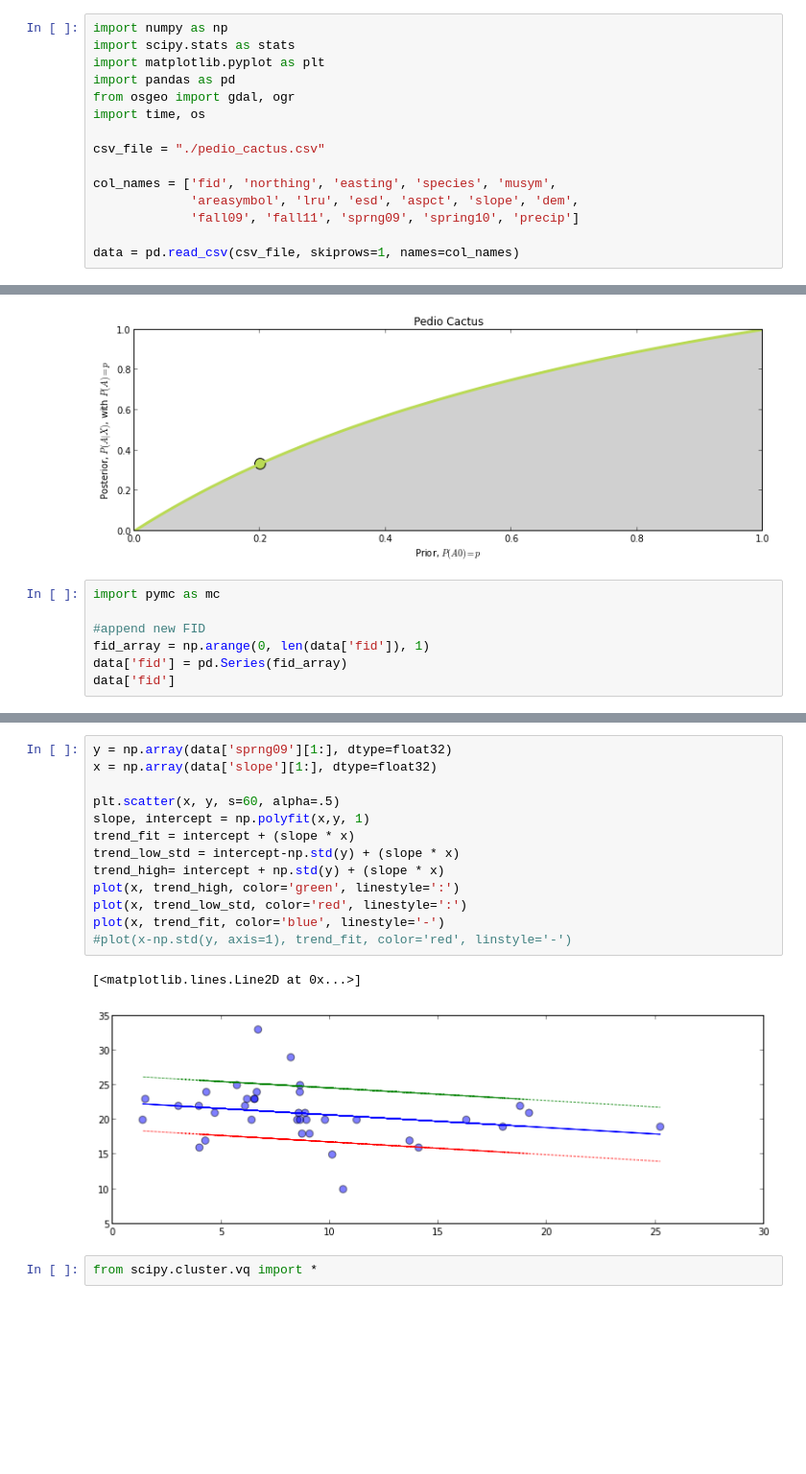
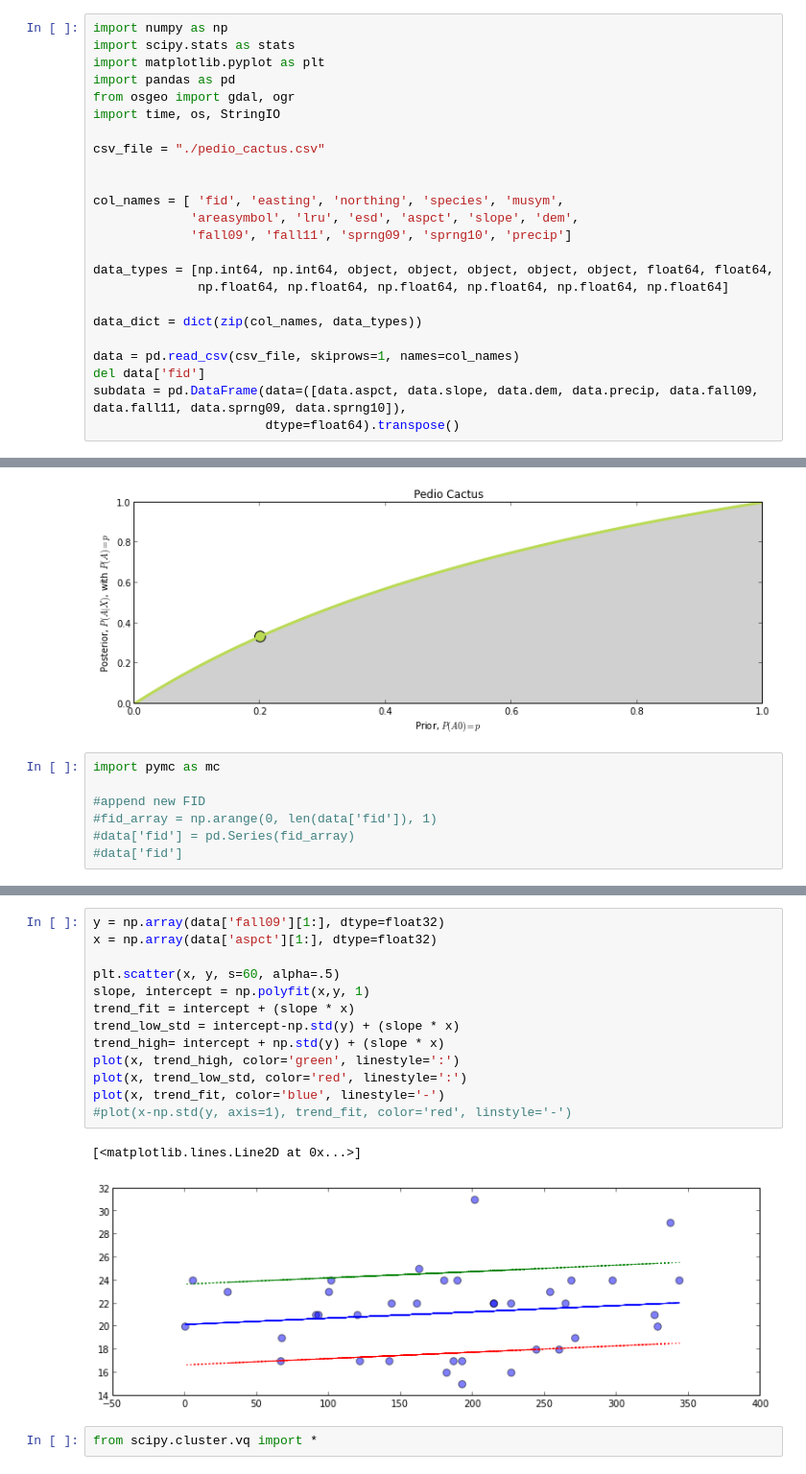
Before and after one commit to apburnes/pediocactus_suitability, a Jupyter notebook: Pedio_Cactus_Suitability.ipynb, the cells around one changed output, grey strips where cells are left out. Shown at 96% size. Saved outputs shown, nothing was run; the diff lists cells and outputs as text; blank space fills up the shorter version.

```diff
--- a/Pedio_Cactus_Suitability.ipynb
+++ b/Pedio_Cactus_Suitability.ipynb
@@ -28,12 +32,21 @@ import scipy.stats as stats
 import matplotlib.pyplot as plt
 import pandas as pd
 from osgeo import gdal, ogr
-import time, os
+import time, os, StringIO
 
 csv_file = "./pedio_cactus.csv"
 
-col_names = ['fid', 'northing', 'easting', 'species', 'musym',
+
+col_names = [ 'fid', 'easting', 'northing', 'species', 'musym',
              'areasymbol', 'lru', 'esd', 'aspct', 'slope', 'dem',
-             'fall09', 'fall11', 'sprng09', 'spring10', 'precip']
+             'fall09', 'fall11', 'sprng09', 'sprng10', 'precip']
+
+data_types = [np.int64, np.int64, object, object, object, object, object, float64, float64,
+              np.float64, np.float64, np.float64, np.float64, np.float64, np.float64]
+
+data_dict = dict(zip(col_names, data_types))
 
 data = pd.read_csv(csv_file, skiprows=1, names=col_names)
+del data['fid']
+subdata = pd.DataFrame(data=([data.aspct, data.slope, data.dem, data.precip, data.fall09, data.fall11, data.sprng09, data.sprng10]),
+                       dtype=float64).transpose()
@@ -137,6 +292,6 @@ plt.title("Pedio Cactus")
 import pymc as mc
 
 #append new FID
-fid_array = np.arange(0, len(data['fid']), 1)
-data['fid'] = pd.Series(fid_array)
-data['fid']
+#fid_array = np.arange(0, len(data['fid']), 1)
+#data['fid'] = pd.Series(fid_array)
+#data['fid']
@@ -161,19 +298,19 @@ Name: fid
 # %%
-y = np.array(data['sprng09'][1:], dtype=float32)
-x = np.array(data['slope'][1:], dtype=float32)
+y = np.array(data['fall09'][1:], dtype=float32)
+x = np.array(data['aspct'][1:], dtype=float32)
 
 plt.scatter(x, y, s=60, alpha=.5)
 slope, intercept = np.polyfit(x,y, 1)
 trend_fit = intercept + (slope * x)
 trend_low_std = intercept-np.std(y) + (slope * x)
 trend_high= intercept + np.std(y) + (slope * x)
 plot(x, trend_high, color='green', linestyle=':')
 plot(x, trend_low_std, color='red', linestyle=':')
 plot(x, trend_fit, color='blue', linestyle='-')
 #plot(x-np.std(y, axis=1), trend_fit, color='red', linstyle='-')
 # %% [output]
 [<matplotlib.lines.Line2D at 0x...>]
-[figure, old version]
+[figure, new version]
 # %%
 from scipy.cluster.vq import *
 # %%
```
Also changed, not shown: parts of 23 cells of this notebook.
